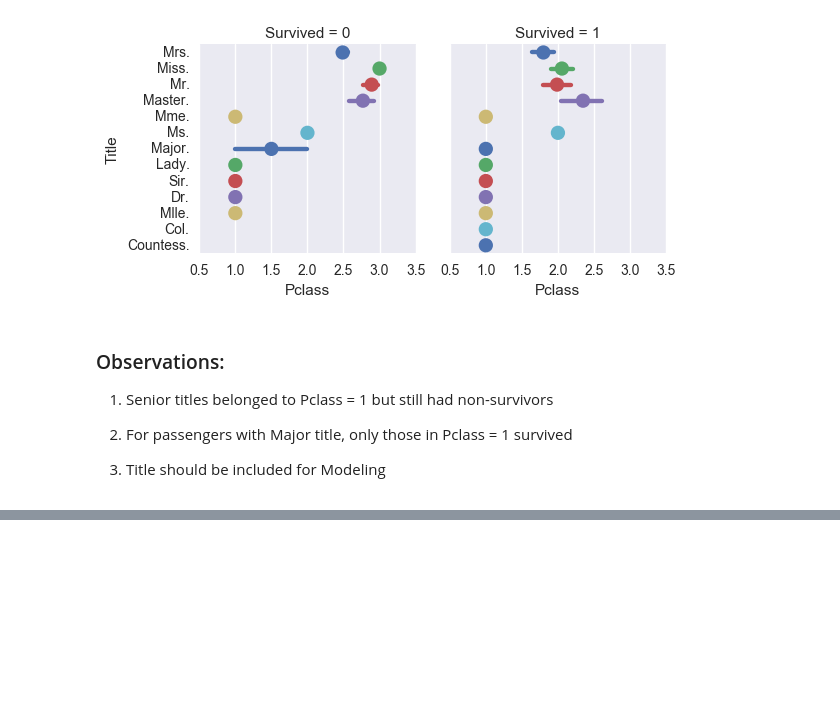
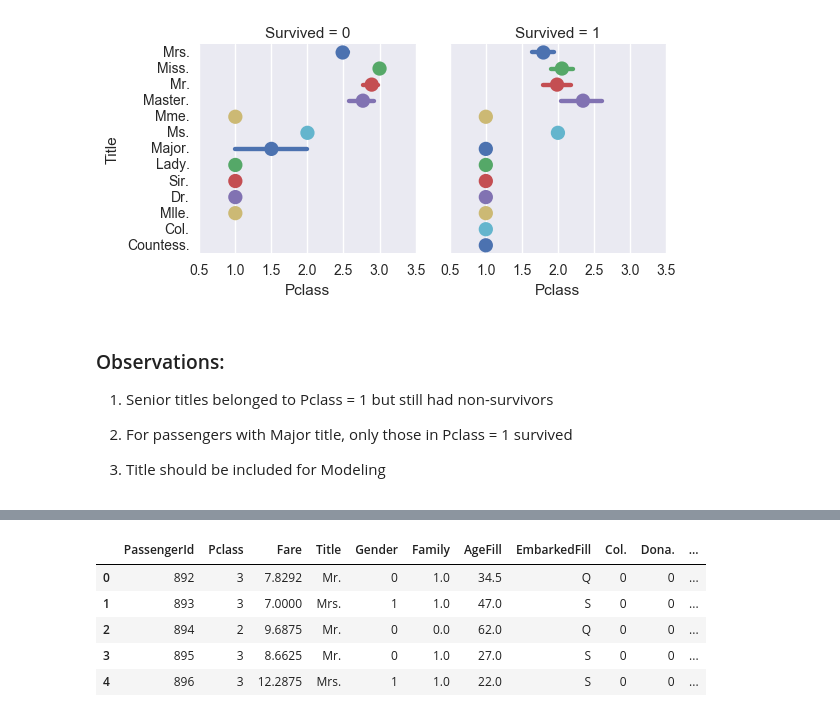
Before and after one commit to sharan-naribole/kaggle-titanic, a Jupyter notebook: TItanic.ipynb, the cells around one changed output, grey strips where cells are left out. Cells and saved outputs as stored; diff of their text form; code cells hidden in the pictures; blank space fills up the shorter version.

```diff
--- a/TItanic.ipynb
+++ b/TItanic.ipynb
@@ -257,0 +396,12 @@ grid.add_legend()
+# %%
+titles_test_dummy = pd.get_dummies(test_df['Title'])
+test_df = pd.concat([test_df,titles_test_dummy],axis=1)
+train_df.drop('Title',axis=1,inplace=True)
+test_df.head()
+# %% [output]
+|  | PassengerId | Pclass | Fare | Title | Gender | Family | AgeFill | EmbarkedFill | Col. | Dona. | ... |
+| 0 | 892 | 3 | 7.8292 | Mr. | 0 | 1.0 | 34.5 | Q | 0 | 0 | ... |
+| 1 | 893 | 3 | 7.0000 | Mrs. | 1 | 1.0 | 47.0 | S | 0 | 0 | ... |
+| 2 | 894 | 2 | 9.6875 | Mr. | 0 | 0.0 | 62.0 | Q | 0 | 0 | ... |
+| 3 | 895 | 3 | 8.6625 | Mr. | 0 | 1.0 | 27.0 | S | 0 | 0 | ... |
+| 4 | 896 | 3 | 12.2875 | Mrs. | 1 | 1.0 | 22.0 | S | 0 | 0 | ... |
```
Also changed, not shown: parts of 15 cells of this notebook.
